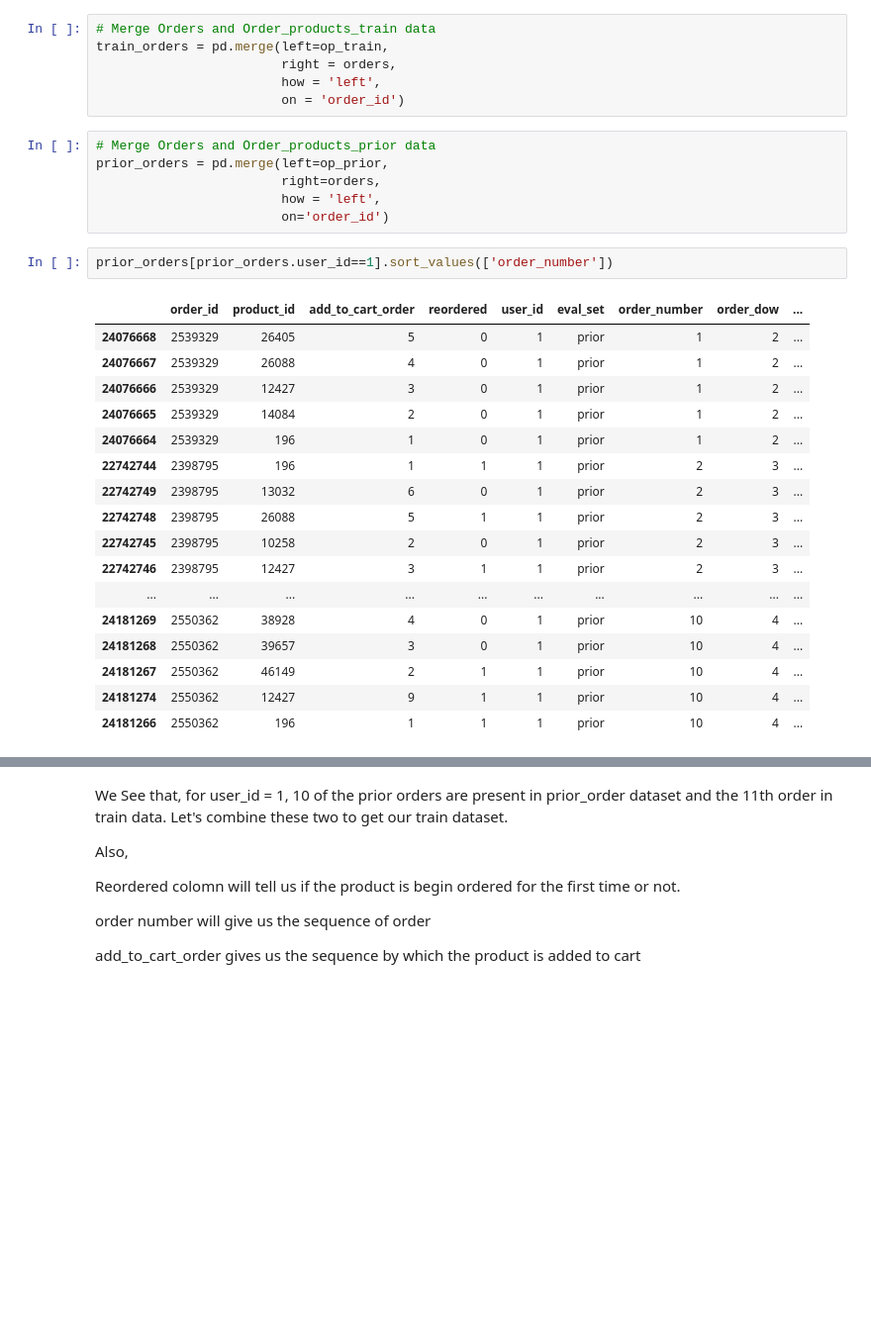
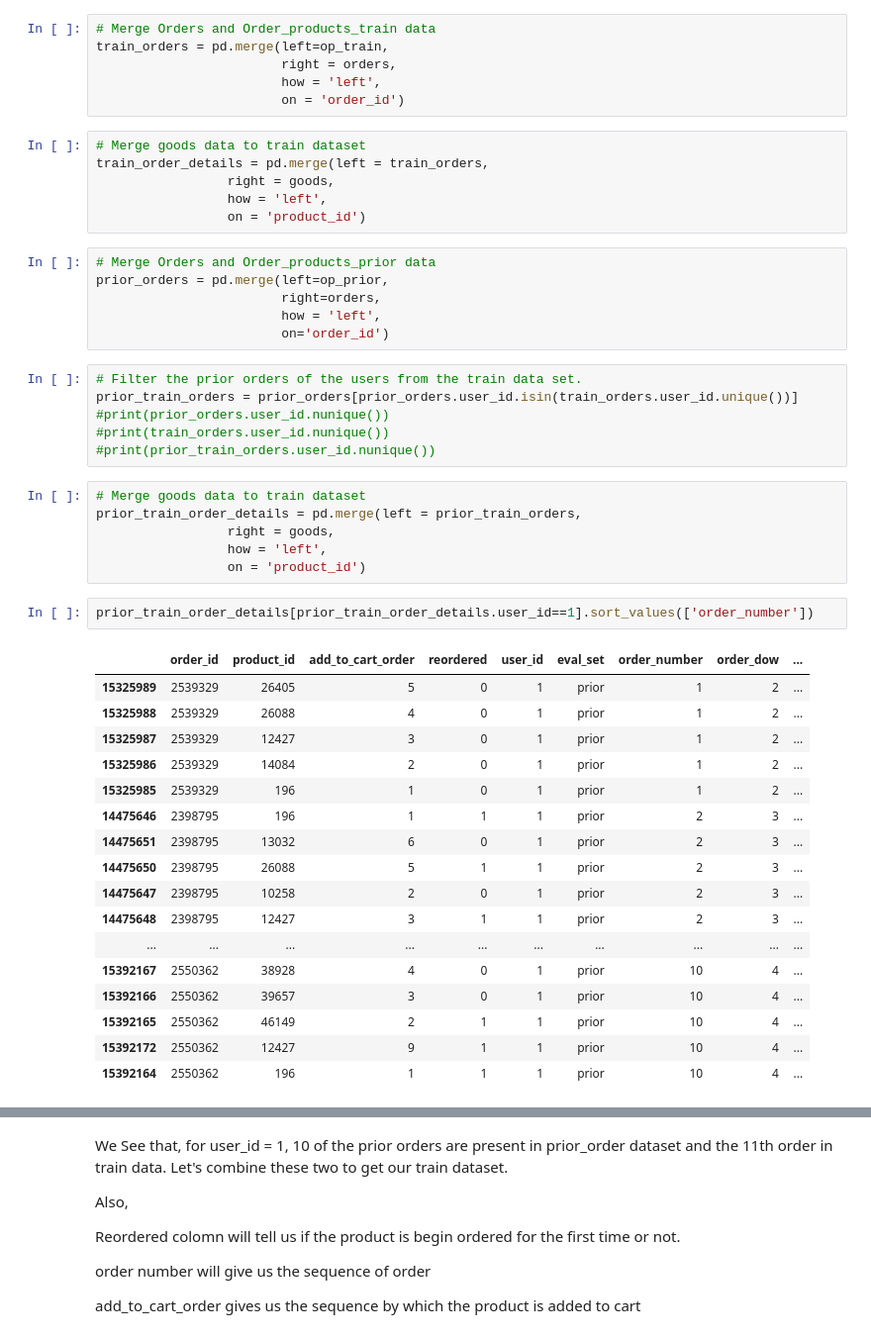
Before and after one commit to gowtham91m/Instacart-Market-Basket-Analysis, a Jupyter notebook: Instacart.ipynb, the cells around one changed output, grey strips where cells are left out. Shown at 99% size. Drawn from its saved outputs; the diff is of its cells as text; blank space fills up the shorter version.

```diff
--- a/Instacart.ipynb
+++ b/Instacart.ipynb
@@ -88,30 +88,48 @@ train_orders = pd.merge(left=op_train,
                         right = orders,
                         how = 'left',
                         on = 'order_id')
+# %%
+# Merge goods data to train dataset
+train_order_details = pd.merge(left = train_orders,
+                 right = goods,
+                 how = 'left',
+                 on = 'product_id')
 # %%
 # Merge Orders and Order_products_prior data
 prior_orders = pd.merge(left=op_prior,
                         right=orders,
                         how = 'left',
                         on='order_id')
+# %%
+# Filter the prior orders of the users from the train data set.
+prior_train_orders = prior_orders[prior_orders.user_id.isin(train_orders.user_id.unique())]
+#print(prior_orders.user_id.nunique())
+#print(train_orders.user_id.nunique())
+#print(prior_train_orders.user_id.nunique())
+# %%
+# Merge goods data to train dataset
+prior_train_order_details = pd.merge(left = prior_train_orders,
+                 right = goods,
+                 how = 'left',
+                 on = 'product_id')
 # %%
-prior_orders[prior_orders.user_id==1].sort_values(['order_number'])
+prior_train_order_details[prior_train_order_details.user_id==1].sort_values(['order_number'])
 # %% [output]
 |  | order_id | product_id | add_to_cart_order | reordered | user_id | eval_set | order_number | order_dow | ... |
-| 24076668 | 2539329 | 26405 | 5 | 0 | 1 | prior | 1 | 2 | ... |
-| 24076667 | 2539329 | 26088 | 4 | 0 | 1 | prior | 1 | 2 | ... |
-| 24076666 | 2539329 | 12427 | 3 | 0 | 1 | prior | 1 | 2 | ... |
-| 24076665 | 2539329 | 14084 | 2 | 0 | 1 | prior | 1 | 2 | ... |
-| 24076664 | 2539329 | 196 | 1 | 0 | 1 | prior | 1 | 2 | ... |
-| 22742744 | 2398795 | 196 | 1 | 1 | 1 | prior | 2 | 3 | ... |
-| 22742749 | 2398795 | 13032 | 6 | 0 | 1 | prior | 2 | 3 | ... |
-| 22742748 | 2398795 | 26088 | 5 | 1 | 1 | prior | 2 | 3 | ... |
-| 22742745 | 2398795 | 10258 | 2 | 0 | 1 | prior | 2 | 3 | ... |
-| 22742746 | 2398795 | 12427 | 3 | 1 | 1 | prior | 2 | 3 | ... |
+| 15325989 | 2539329 | 26405 | 5 | 0 | 1 | prior | 1 | 2 | ... |
+| 15325988 | 2539329 | 26088 | 4 | 0 | 1 | prior | 1 | 2 | ... |
+| 15325987 | 2539329 | 12427 | 3 | 0 | 1 | prior | 1 | 2 | ... |
+| 15325986 | 2539329 | 14084 | 2 | 0 | 1 | prior | 1 | 2 | ... |
+| 15325985 | 2539329 | 196 | 1 | 0 | 1 | prior | 1 | 2 | ... |
+| 14475646 | 2398795 | 196 | 1 | 1 | 1 | prior | 2 | 3 | ... |
+| 14475651 | 2398795 | 13032 | 6 | 0 | 1 | prior | 2 | 3 | ... |
+| 14475650 | 2398795 | 26088 | 5 | 1 | 1 | prior | 2 | 3 | ... |
+| 14475647 | 2398795 | 10258 | 2 | 0 | 1 | prior | 2 | 3 | ... |
+| 14475648 | 2398795 | 12427 | 3 | 1 | 1 | prior | 2 | 3 | ... |
 | ... | ... | ... | ... | ... | ... | ... | ... | ... | ... |
-| 24181269 | 2550362 | 38928 | 4 | 0 | 1 | prior | 10 | 4 | ... |
-| 24181268 | 2550362 | 39657 | 3 | 0 | 1 | prior | 10 | 4 | ... |
-| 24181267 | 2550362 | 46149 | 2 | 1 | 1 | prior | 10 | 4 | ... |
-| 24181274 | 2550362 | 12427 | 9 | 1 | 1 | prior | 10 | 4 | ... |
-| 24181266 | 2550362 | 196 | 1 | 1 | 1 | prior | 10 | 4 | ... |
+| 15392167 | 2550362 | 38928 | 4 | 0 | 1 | prior | 10 | 4 | ... |
+| 15392166 | 2550362 | 39657 | 3 | 0 | 1 | prior | 10 | 4 | ... |
+| 15392165 | 2550362 | 46149 | 2 | 1 | 1 | prior | 10 | 4 | ... |
+| 15392172 | 2550362 | 12427 | 9 | 1 | 1 | prior | 10 | 4 | ... |
+| 15392164 | 2550362 | 196 | 1 | 1 | 1 | prior | 10 | 4 | ... |
 # %%
```
Also changed, not shown: parts of 30 cells of this notebook.
